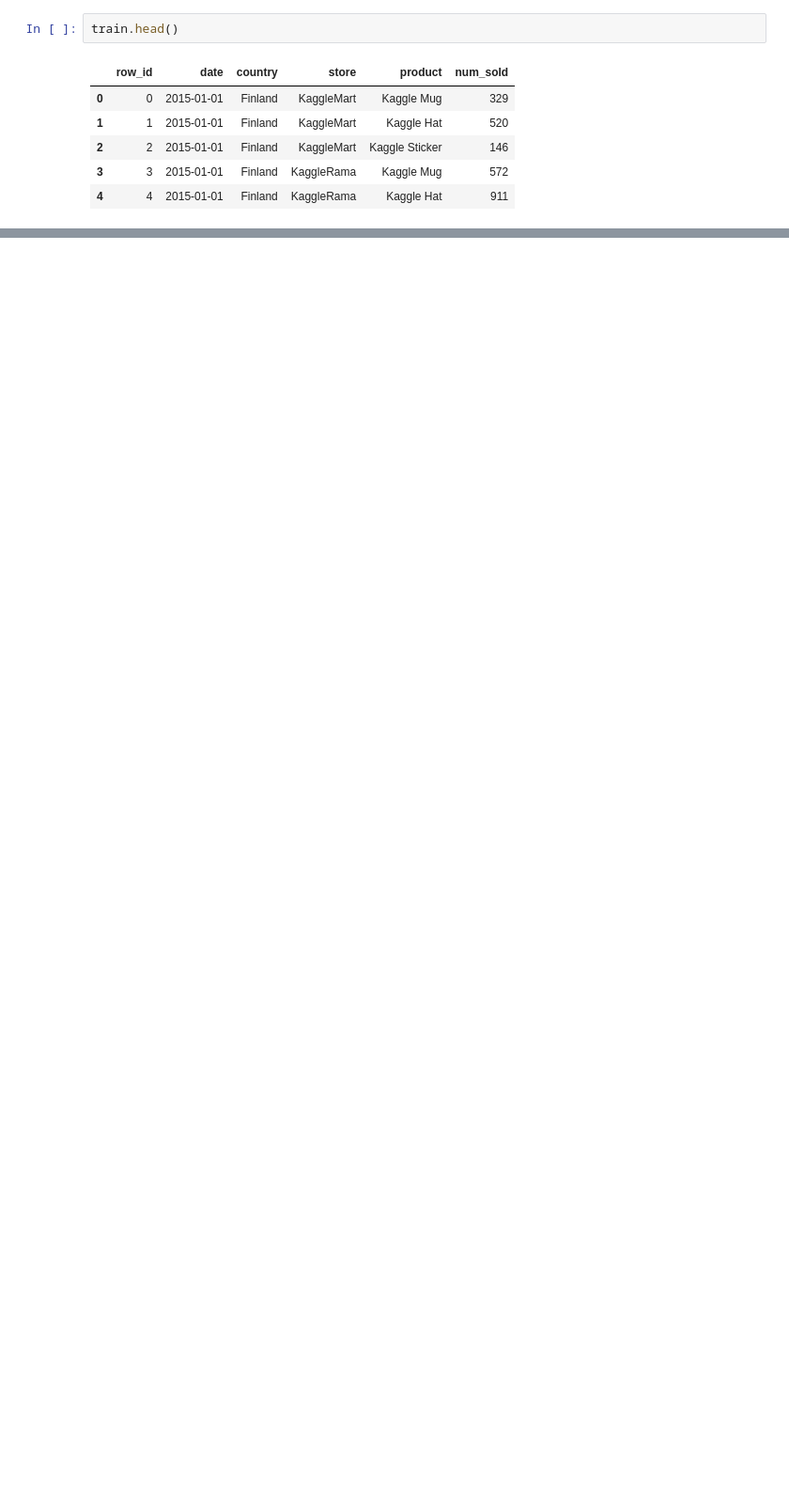
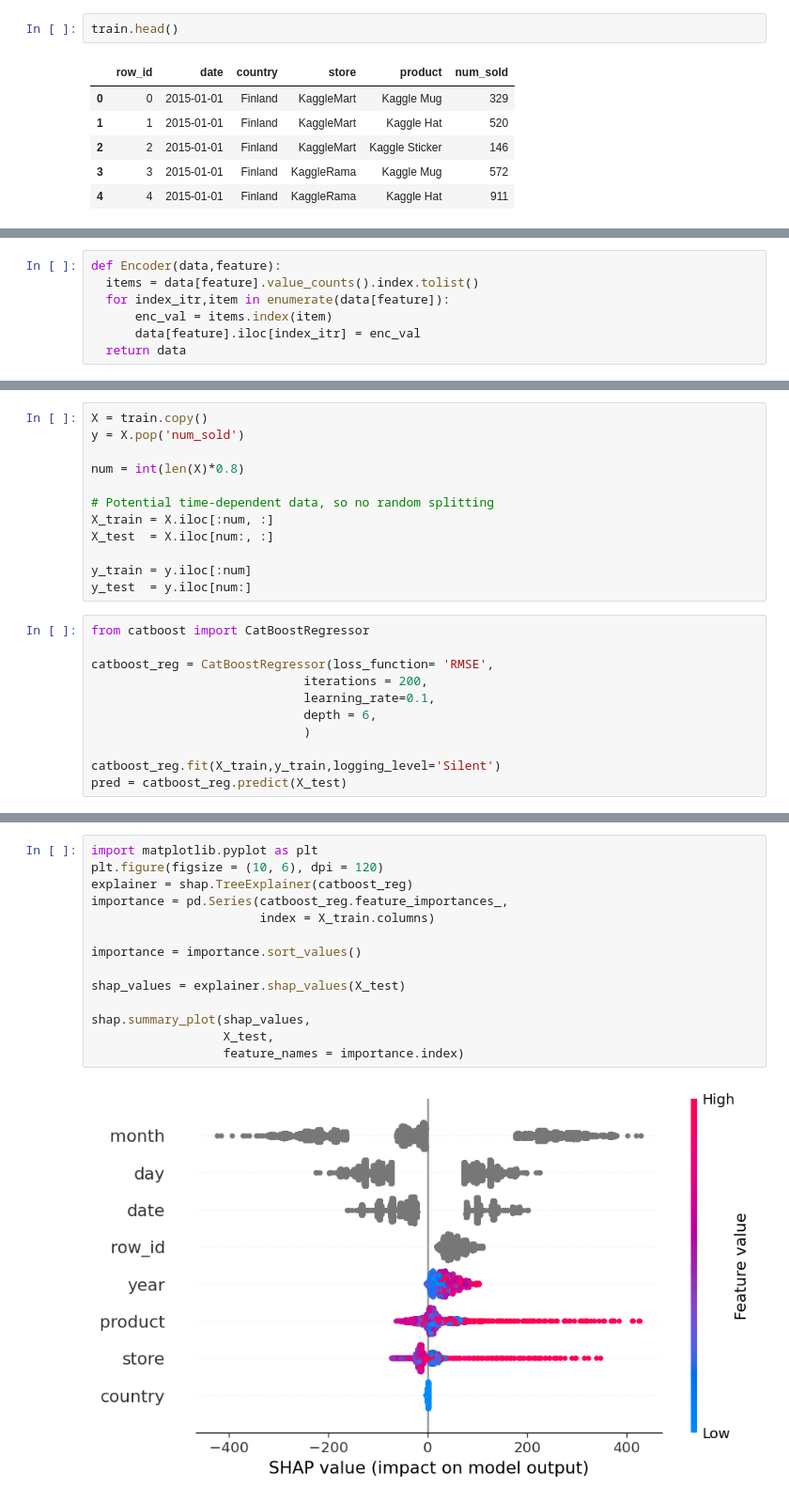
Before and after one commit to Ali-Fartoot/Kaggle, a Jupyter notebook: TPS_Jan_2022/TPS_jan_2022_Moderl_to_EDA.ipynb, the cells around one changed output, grey strips where cells are left out. Shown at 94% size. Saved outputs shown, nothing was run; the diff lists cells and outputs as text; blank space fills up the shorter version.

```diff
--- a/TPS_Jan_2022/TPS_jan_2022_Moderl_to_EDA.ipynb
+++ b/TPS_Jan_2022/TPS_jan_2022_Moderl_to_EDA.ipynb
@@ -66,0 +58,7 @@ Name: country, Length: 26298, dtype: object
+# %%
+def Encoder(data,feature):
+  items = data[feature].value_counts().index.tolist()
+  for index_itr,item in enumerate(data[feature]):
+      enc_val = items.index(item)
+      data[feature].iloc[index_itr] = enc_val
+  return data
@@ -66,0 +81,23 @@ Name: country, Length: 26298, dtype: object
+# %%
+X = train.copy()
+y = X.pop('num_sold')
+
+num = int(len(X)*0.8)
+
+# Potential time-dependent data, so no random splitting
+X_train = X.iloc[:num, :]
+X_test  = X.iloc[num:, :]
+
+y_train = y.iloc[:num]
+y_test  = y.iloc[num:]
+# %%
+from catboost import CatBoostRegressor
+
+catboost_reg = CatBoostRegressor(loss_function= 'RMSE',
+                             iterations = 200,
+                             learning_rate=0.1,
+                             depth = 6,
+                             )
+
+catboost_reg.fit(X_train,y_train,logging_level='Silent')
+pred = catboost_reg.predict(X_test)
@@ -66,0 +149,16 @@ Name: country, Length: 26298, dtype: object
+# %%
+import matplotlib.pyplot as plt
+plt.figure(figsize = (10, 6), dpi = 120)
+explainer = shap.TreeExplainer(catboost_reg)
+importance = pd.Series(catboost_reg.feature_importances_,
+                       index = X_train.columns)
+
+importance = importance.sort_values()
+
+shap_values = explainer.shap_values(X_test)
+
+shap.summary_plot(shap_values,
+                  X_test,
+                  feature_names = importance.index)
+# %% [output]
+[figure, added]
```
Also changed, not shown: parts of 14 cells of this notebook.
